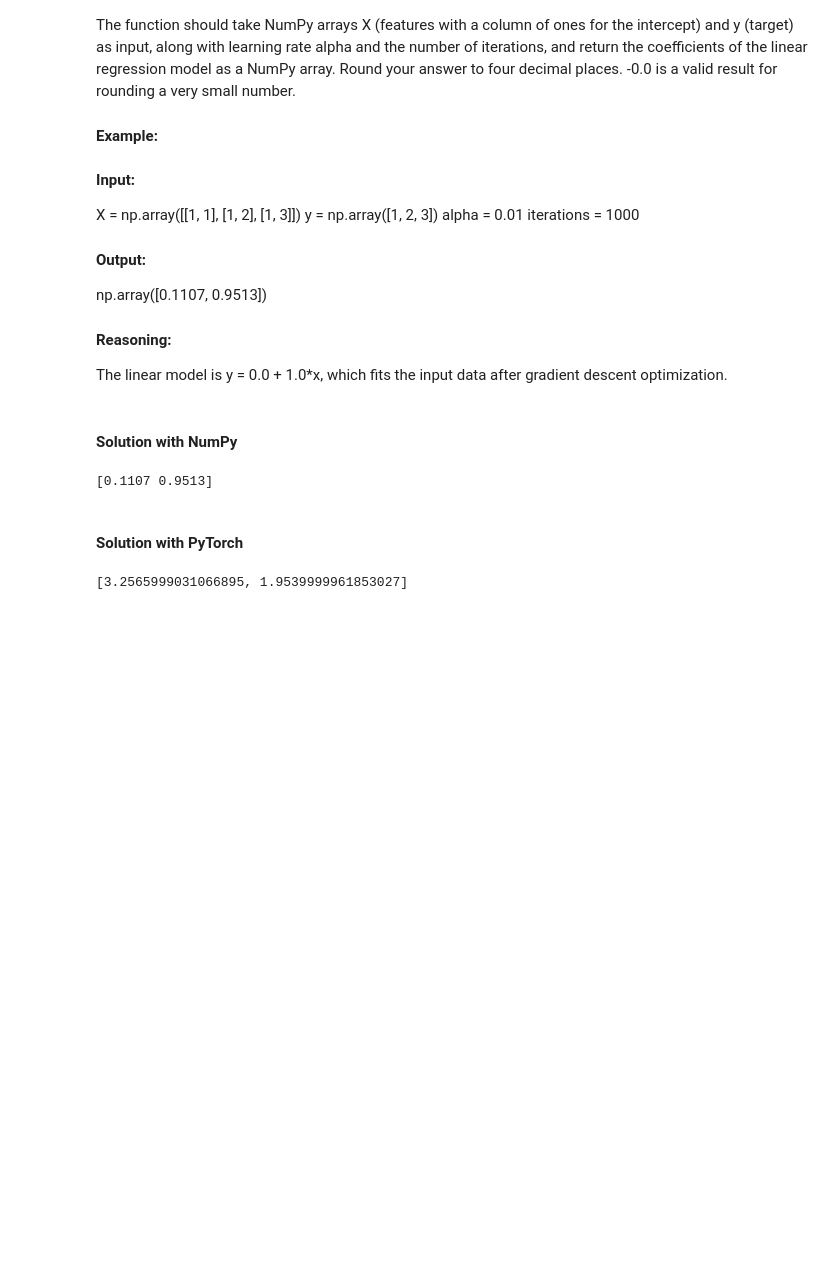
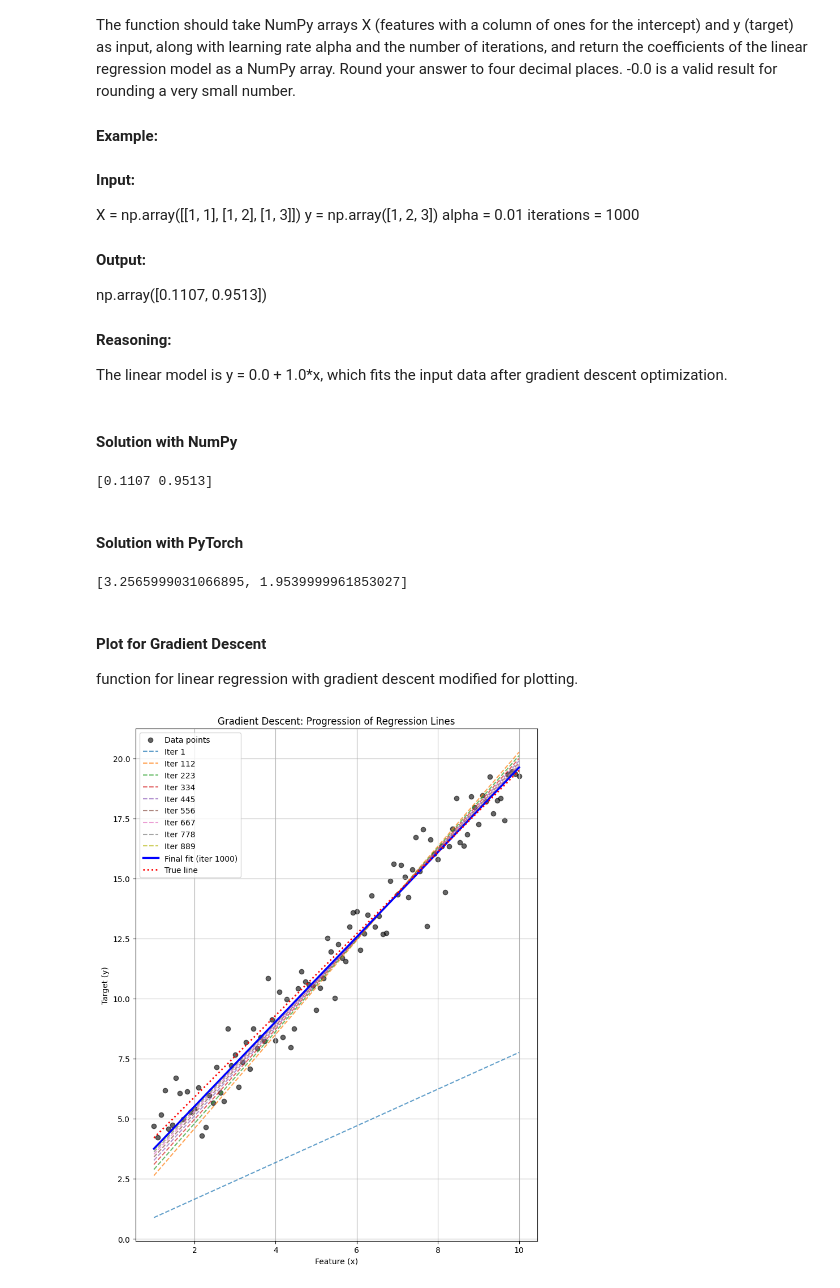
Before and after one commit to analyst-patilanurag/deep_ml_solutions, a Jupyter notebook: machine_learning/problem_15_linear_regression_using_gradient_descent.ipynb, the cells around one changed output. Saved outputs shown, nothing was run; the diff lists cells and outputs as text; code cells hidden in the pictures; blank space fills up the shorter version.

Commit message:
Function modified for plotting, plot and synthetic data added

```diff
--- a/machine_learning/problem_15_linear_regression_using_gradient_descent.ipynb
+++ b/machine_learning/problem_15_linear_regression_using_gradient_descent.ipynb
@@ -46,6 +63,10 @@ def linear_regression_gradient_descent(X: np.ndarray, y: np.ndarray, alpha: floa
 print(linear_regression_gradient_descent(np.array([[1, 1], [1, 2], [1, 3]]), np.array([1, 2, 3]), 0.01, 1000))
 # %% [output]
 [0.1107 0.9513]
+# %%
+# Solving using 100 point data set
+
+theta = linear_regression_gradient_descent(X,y, alpha=0.01, iterations=1000)
 # %% [markdown]
 #### Solution with PyTorch
 # %%
@@ -87,3 +108,78 @@ res = linear_regression_gradient_descent( torch.eye(2), torch.tensor([5.0, 3.0])
 print(res.detach().numpy().tolist())
 # %% [output]
 [3.2565999031066895, 1.9539999961853027]
+# %% [markdown]
+#### Plot for Gradient Descent
+function for linear regression with gradient descent modified for plotting.
+# %%
+import numpy as np
+import matplotlib.pyplot as plt
+
+def linear_regression_gradient_descent(X: np.ndarray, y: np.ndarray, alpha: float, iterations: int):
+    m, n = X.shape
+    y = y.reshape(-1, 1)
+    theta = np.zeros((n, 1))
+    theta_history = []  # store theta values
+
+    for i in range(iterations):
+        predictions = X @ theta
+        errors = predictions - y
+        gradient = (X.T @ errors) / m
+        theta -= alpha * gradient
+
+        # Save theta at each iteration
+        theta_history.append(theta.flatten().copy())
+
+    return np.array(theta_history)
+
+
+
+# Generate synthetic dataset
+
+np.random.seed(42)
+x_vals = np.linspace(1, 10, 100)
+X = np.column_stack((np.ones_like(x_vals), x_vals))
+true_intercept, true_slope = 2.5, 1.7
+noise = np.random.normal(0, 1, size=100)
+y = true_intercept + true_slope * x_vals + noise
+
+
+# Run gradient descent
+
+theta_history = linear_regression_gradient_descent(X, y, alpha=0.01, iterations=1000)
+
+# Final parameters
+intercept, slope = theta_history[-1]
+
+
+# Visualization
+
+plt.figure(figsize=(8, 10))
+plt.scatter(x_vals, y, color="black", alpha=0.6, label="Data points")
+
+# Plot 10 lines from history (including final)
+iteration_indices = np.linspace(0, 999, 10, dtype=int)
+
+for idx in iteration_indices:
+    intercept_i, slope_i = theta_history[idx]
+    y_line = intercept_i + slope_i * x_vals
+    if idx == iteration_indices[-1]:
+        plt.plot(x_vals, y_line, color="blue", linewidth=2.5,
+                 label=f"Final fit (iter {idx+1})")
+    else:
+        plt.plot(x_vals, y_line, linestyle="--", alpha=0.7,
+                 label=f"Iter {idx+1}")
+
+# Plot the true line (no noise)
+y_true = true_intercept + true_slope * x_vals
+plt.plot(x_vals, y_true, color="red", linestyle=":", linewidth=2, label="True line")
+
+plt.xlabel("Feature (x)")
+plt.ylabel("Target (y)")
+plt.title("Gradient Descent: Progression of Regression Lines")
+plt.legend()
+plt.grid(True)
+plt.tight_layout()
+plt.show()
+# %% [output]
+[figure, added]
```
Also changed, not shown: parts of 1 cell of this notebook.
